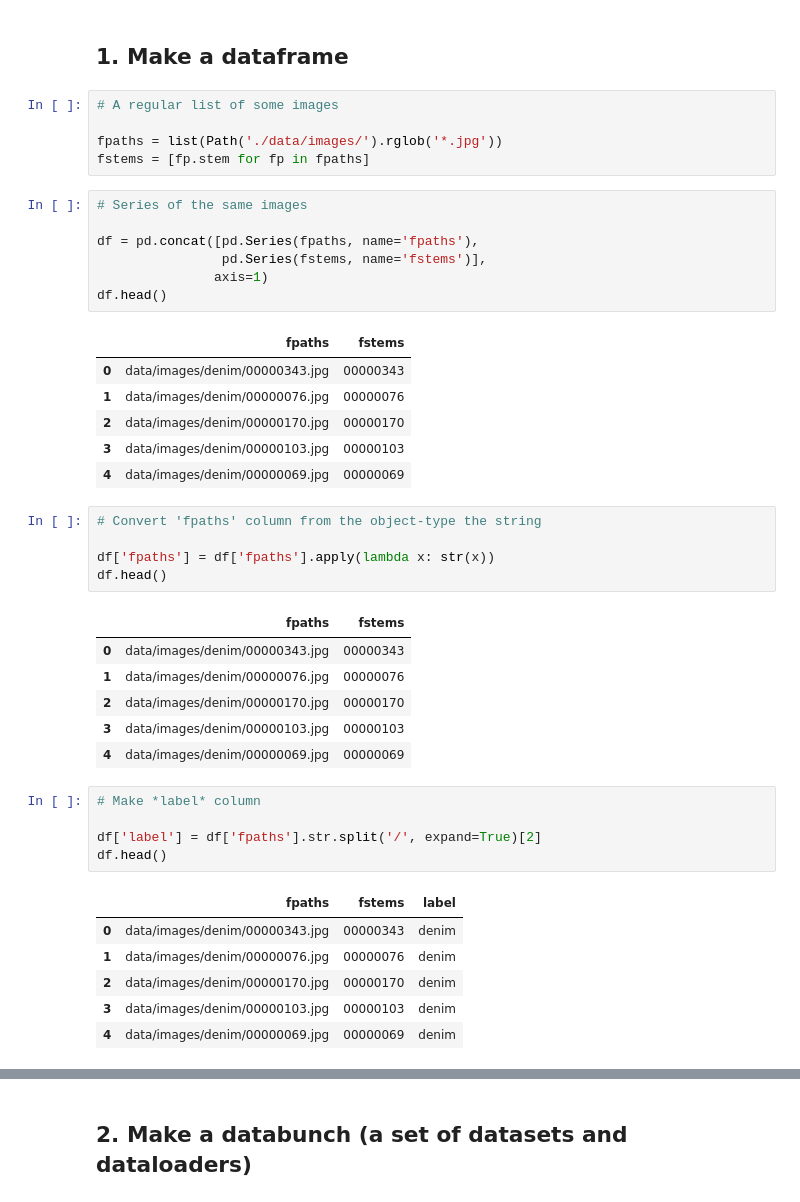
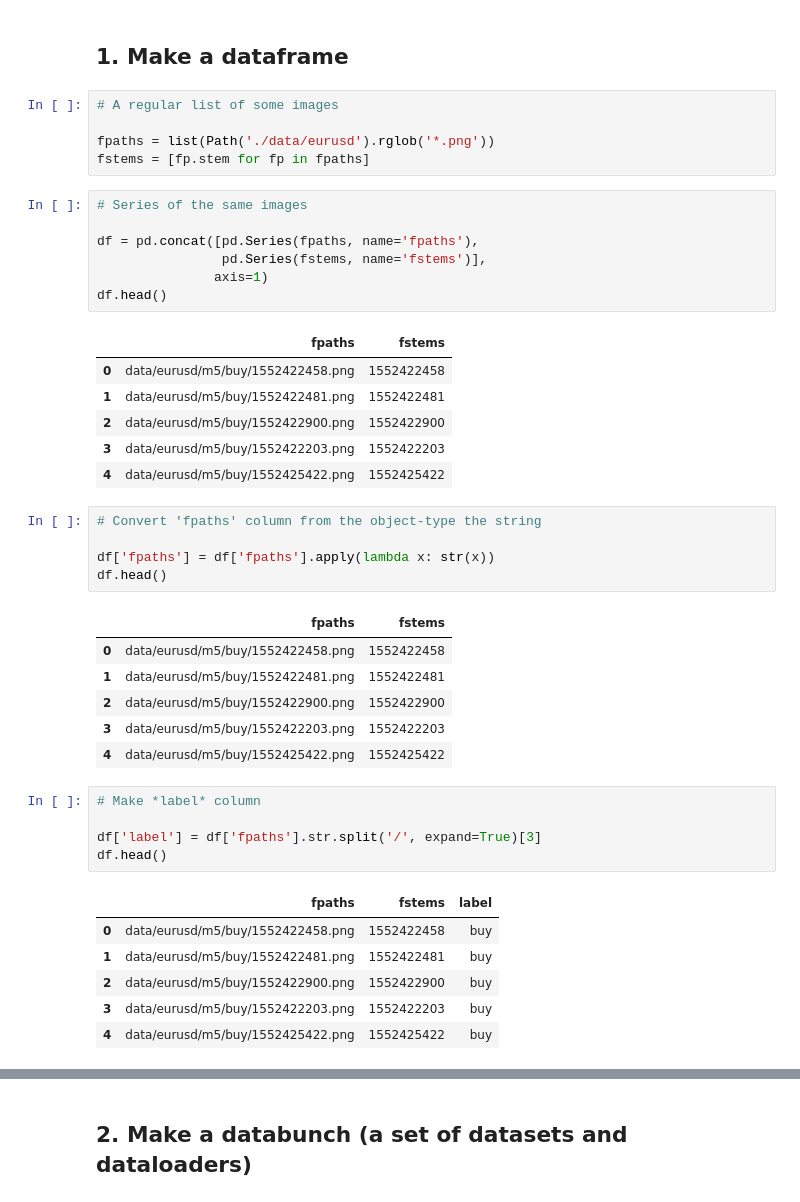
Before and after one commit to aleksiromanov/ai, a Jupyter notebook: FASTAI-CNN.ipynb, the cells around one changed output, grey strips where cells are left out. Cells and saved outputs as stored; diff of their text form.

Commit message:
Stared using trading chart images instead of some 'random dataset.

```diff
--- a/FASTAI-CNN.ipynb
+++ b/FASTAI-CNN.ipynb
@@ -36,7 +36,7 @@ import pandas as pd
 # %%
 # A regular list of some images
 
-fpaths = list(Path('./data/images/').rglob('*.jpg'))
+fpaths = list(Path('./data/eurusd').rglob('*.png'))
 fstems = [fp.stem for fp in fpaths]
 # %%
 # Series of the same images
@@ -47,11 +47,11 @@ df = pd.concat([pd.Series(fpaths, name='fpaths'),
 df.head()
 # %% [output]
 |  | fpaths | fstems |
-| 0 | data/images/denim/00000343.jpg | 00000343 |
-| 1 | data/images/denim/00000076.jpg | 00000076 |
-| 2 | data/images/denim/00000170.jpg | 00000170 |
-| 3 | data/images/denim/00000103.jpg | 00000103 |
-| 4 | data/images/denim/00000069.jpg | 00000069 |
+| 0 | data/eurusd/m5/buy/1552422458.png | 1552422458 |
+| 1 | data/eurusd/m5/buy/1552422481.png | 1552422481 |
+| 2 | data/eurusd/m5/buy/1552422900.png | 1552422900 |
+| 3 | data/eurusd/m5/buy/1552422203.png | 1552422203 |
+| 4 | data/eurusd/m5/buy/1552425422.png | 1552425422 |
 # %%
 # Convert 'fpaths' column from the object-type the string
 
@@ -59,23 +59,23 @@ df['fpaths'] = df['fpaths'].apply(lambda x: str(x))
 df.head()
 # %% [output]
 |  | fpaths | fstems |
-| 0 | data/images/denim/00000343.jpg | 00000343 |
-| 1 | data/images/denim/00000076.jpg | 00000076 |
-| 2 | data/images/denim/00000170.jpg | 00000170 |
-| 3 | data/images/denim/00000103.jpg | 00000103 |
-| 4 | data/images/denim/00000069.jpg | 00000069 |
+| 0 | data/eurusd/m5/buy/1552422458.png | 1552422458 |
+| 1 | data/eurusd/m5/buy/1552422481.png | 1552422481 |
+| 2 | data/eurusd/m5/buy/1552422900.png | 1552422900 |
+| 3 | data/eurusd/m5/buy/1552422203.png | 1552422203 |
+| 4 | data/eurusd/m5/buy/1552425422.png | 1552425422 |
 # %%
 # Make *label* column
 
-df['label'] = df['fpaths'].str.split('/', expand=True)[2]
+df['label'] = df['fpaths'].str.split('/', expand=True)[3]
 df.head()
 # %% [output]
 |  | fpaths | fstems | label |
-| 0 | data/images/denim/00000343.jpg | 00000343 | denim |
-| 1 | data/images/denim/00000076.jpg | 00000076 | denim |
-| 2 | data/images/denim/00000170.jpg | 00000170 | denim |
-| 3 | data/images/denim/00000103.jpg | 00000103 | denim |
-| 4 | data/images/denim/00000069.jpg | 00000069 | denim |
+| 0 | data/eurusd/m5/buy/1552422458.png | 1552422458 | buy |
+| 1 | data/eurusd/m5/buy/1552422481.png | 1552422481 | buy |
+| 2 | data/eurusd/m5/buy/1552422900.png | 1552422900 | buy |
+| 3 | data/eurusd/m5/buy/1552422203.png | 1552422203 | buy |
+| 4 | data/eurusd/m5/buy/1552425422.png | 1552425422 | buy |
 # %%
 # Export the dataframe to a csv file
 
```
Also changed, not shown: parts of 10 cells of this notebook.
